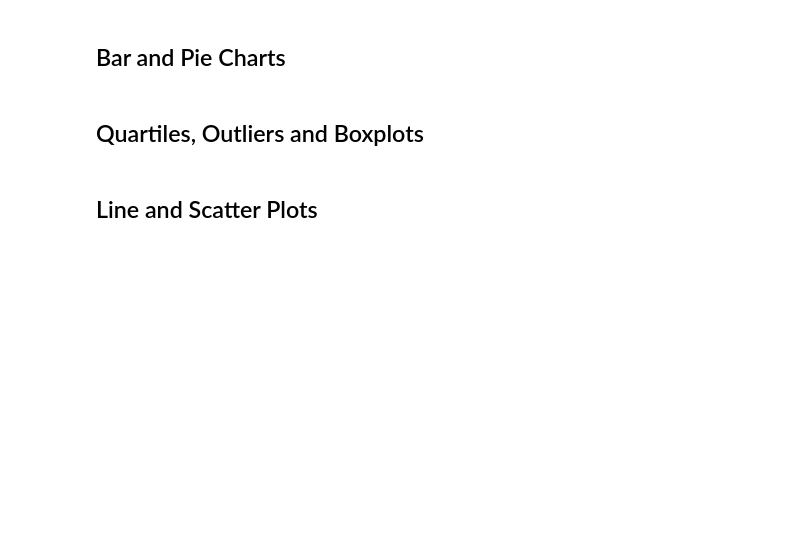
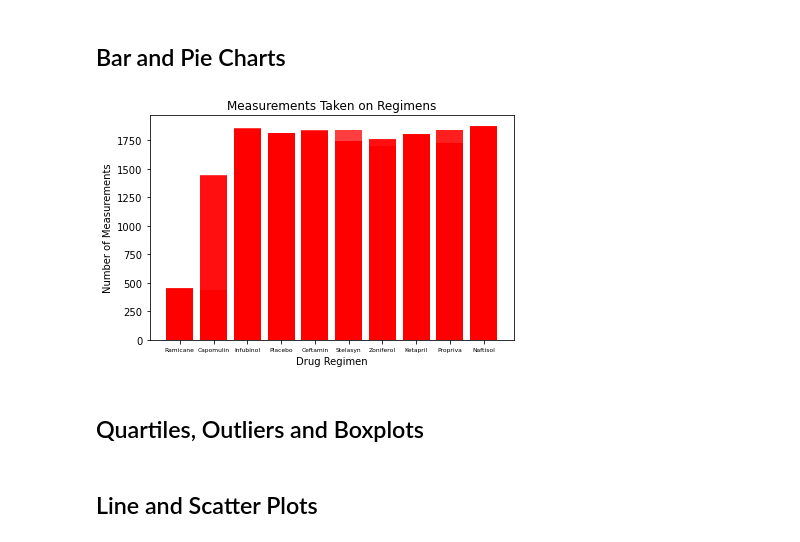
Before and after one commit to laurelwilliamson/matplotlib, a Jupyter notebook: Pymaceuticals/pymaceuticals_starter.ipynb, the cells around one changed output. Drawn from its saved outputs; the diff is of its cells as text; code cells hidden in the pictures; blank space fills up the shorter version.

Commit message:
regimen bar plot added

```diff
--- a/Pymaceuticals/pymaceuticals_starter.ipynb
+++ b/Pymaceuticals/pymaceuticals_starter.ipynb
@@ -126,3 +139,20 @@ regimen_analysis
+# %%
+# Generate a bar plot showing the total number of measurements taken on each drug regimen using pandas.
+drugs = merge_df["Drug Regimen"]
+y_axis = np.arange(len(drugs))
+
+plt.bar(drugs, y_axis, color='red', alpha=0.5, align="center")
+plt.title(f"Measurements Taken on Regimens")
+plt.xlabel("Drug Regimen")
+plt.ylabel("Number of Measurements")
+
+
+#set parameters for tick labels
+plt.tick_params(axis='x', which='major', labelsize=6)
+
+plt.tight_layout()
+# %% [output]
+[figure, added]
 # %%
 # Generate a bar plot showing the total number of measurements taken on each drug regimen using pyplot.
 # %%
```
Also changed, not shown: parts of 2 cells of this notebook.
